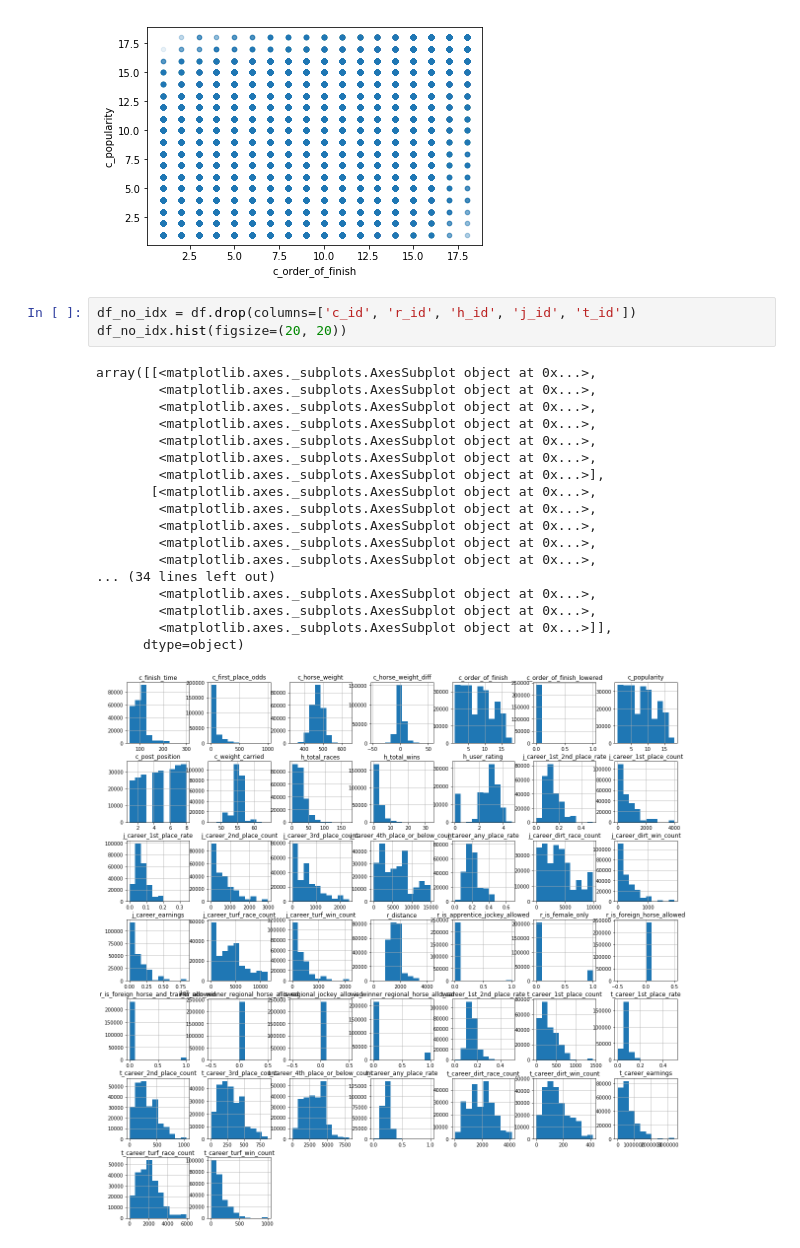
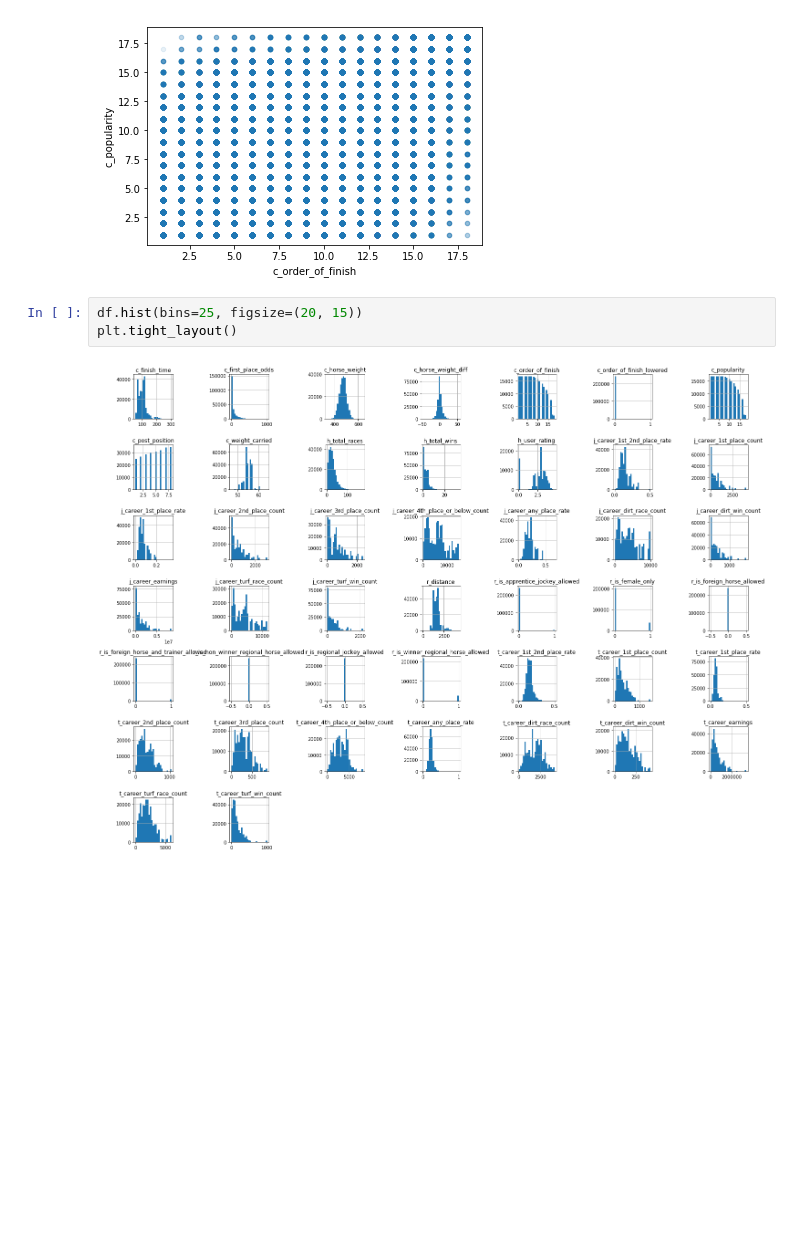
Before and after one commit to hankehly/netkeiba, a Jupyter notebook: notebooks/exploration.ipynb, the cells around one changed output. Cells and saved outputs as stored; diff of their text form; blank space fills up the shorter version.

```diff
--- a/notebooks/exploration.ipynb
+++ b/notebooks/exploration.ipynb
@@ -64,25 +88,8 @@ df.plot.scatter('c_order_of_finish', 'c_popularity', alpha=0.1)
 # %% [output]
 <matplotlib.axes._subplots.AxesSubplot at 0x...>
 [figure]
-# %%
-df_no_idx = df.drop(columns=['c_id', 'r_id', 'h_id', 'j_id', 't_id'])
-df_no_idx.hist(figsize=(20, 20))
-# %% [output]
-array([[<matplotlib.axes._subplots.AxesSubplot object at 0x...>,
-        <matplotlib.axes._subplots.AxesSubplot object at 0x...>,
-        <matplotlib.axes._subplots.AxesSubplot object at 0x...>,
-        <matplotlib.axes._subplots.AxesSubplot object at 0x...>,
-        <matplotlib.axes._subplots.AxesSubplot object at 0x...>,
-        <matplotlib.axes._subplots.AxesSubplot object at 0x...>,
-        <matplotlib.axes._subplots.AxesSubplot object at 0x...>],
-       [<matplotlib.axes._subplots.AxesSubplot object at 0x...>,
-        <matplotlib.axes._subplots.AxesSubplot object at 0x...>,
-        <matplotlib.axes._subplots.AxesSubplot object at 0x...>,
-        <matplotlib.axes._subplots.AxesSubplot object at 0x...>,
-        <matplotlib.axes._subplots.AxesSubplot object at 0x...>,
-... (34 lines left out)
-        <matplotlib.axes._subplots.AxesSubplot object at 0x...>,
-        <matplotlib.axes._subplots.AxesSubplot object at 0x...>,
-        <matplotlib.axes._subplots.AxesSubplot object at 0x...>]],
-      dtype=object)
-[figure, removed]
+# %%
+df.hist(bins=25, figsize=(20, 15))
+plt.tight_layout()
+# %% [output]
+[figure, added]
```
Also changed, not shown: parts of 6 cells of this notebook.
